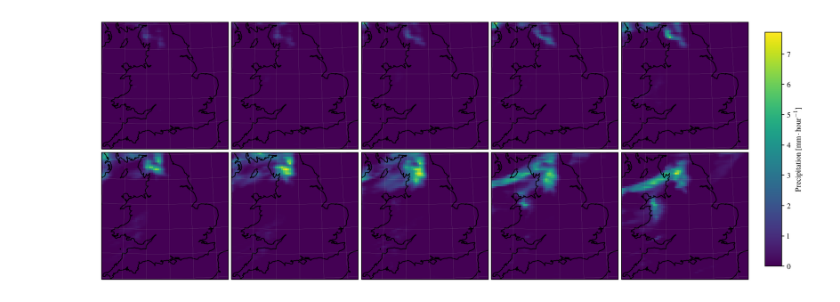
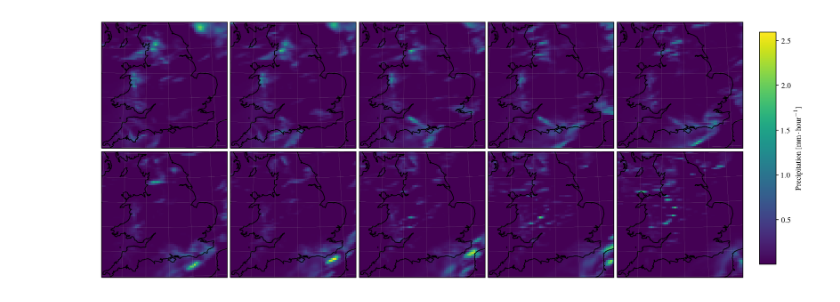
Before and after one commit to henryaddison/video-diffusion-climate, a Jupyter notebook: notebooks/geo.ipynb, the cells around one changed output. Drawn from its saved outputs; the diff is of its cells as text; code cells hidden in the pictures.

Commit message:
Minor graph tweaks

```diff
--- a/notebooks/geo.ipynb
+++ b/notebooks/geo.ipynb
@@ -13,7 +13,7 @@ plt.rcParams['figure.dpi']= 150
 
 samples = torch.load("samples.pt", map_location=torch.device('cpu'))
 # %%
-sample = samples[270][0]
+sample = samples[450][0]
 
 latitudes = xr.DataArray(np.load('latitude.npy'), dims = ('y', 'x'))
 longitudes = xr.DataArray(np.load('longitude.npy'), dims = ('y', 'x'))
@@ -23,32 +23,34 @@ cp_model_rotated_pole = ccrs.RotatedPole(pole_longitude=177.5, pole_latitude=37.
 
 fig, axes = plt.subplots(
     nrows=2,
     ncols=5,
     figsize=(15, 6),
     subplot_kw={'projection': cp_model_rotated_pole},
     gridspec_kw = {'wspace': 0.025, 'hspace': 0.025}
 )
 fig.subplots_adjust(right=0.9)
 cbar_ax = fig.add_axes([0.92, 0.15, 0.02, 0.7])  # [left, bottom, width, height]
 
 for i, ax in enumerate(axes.flat):
-    im = da.isel(time=i).plot(
+    im = da.isel(time=i).plot.pcolormesh(
         ax=ax,
         x = 'longitude',
         y = 'latitude',
+        cmap = 'viridis',
         vmin = da.min().values,
         vmax = da.max().values,
         transform=ccrs.PlateCarree(),
         add_colorbar = False,
+        # levels = 10,
         # cbar_kwargs={'label': 'Precipitation [$\mathrm{mm}\cdot\mathrm{hour}^{-1}$]', 'shrink': 0.7},
     )
     ax.gridlines(linewidth = 0.1)
     ax.coastlines()
     # ax.set_title(f'Hour {i}')
 
 cb = fig.colorbar(im, cax=cbar_ax)
 cb.set_label('Precipitation [$\mathrm{mm}\cdot\mathrm{hour}^{-1}$]')
 
 plt.show()
 # %% [output]
-[figure, old version]
+[figure, new version]
```
Also changed, not shown: 3 other files.
